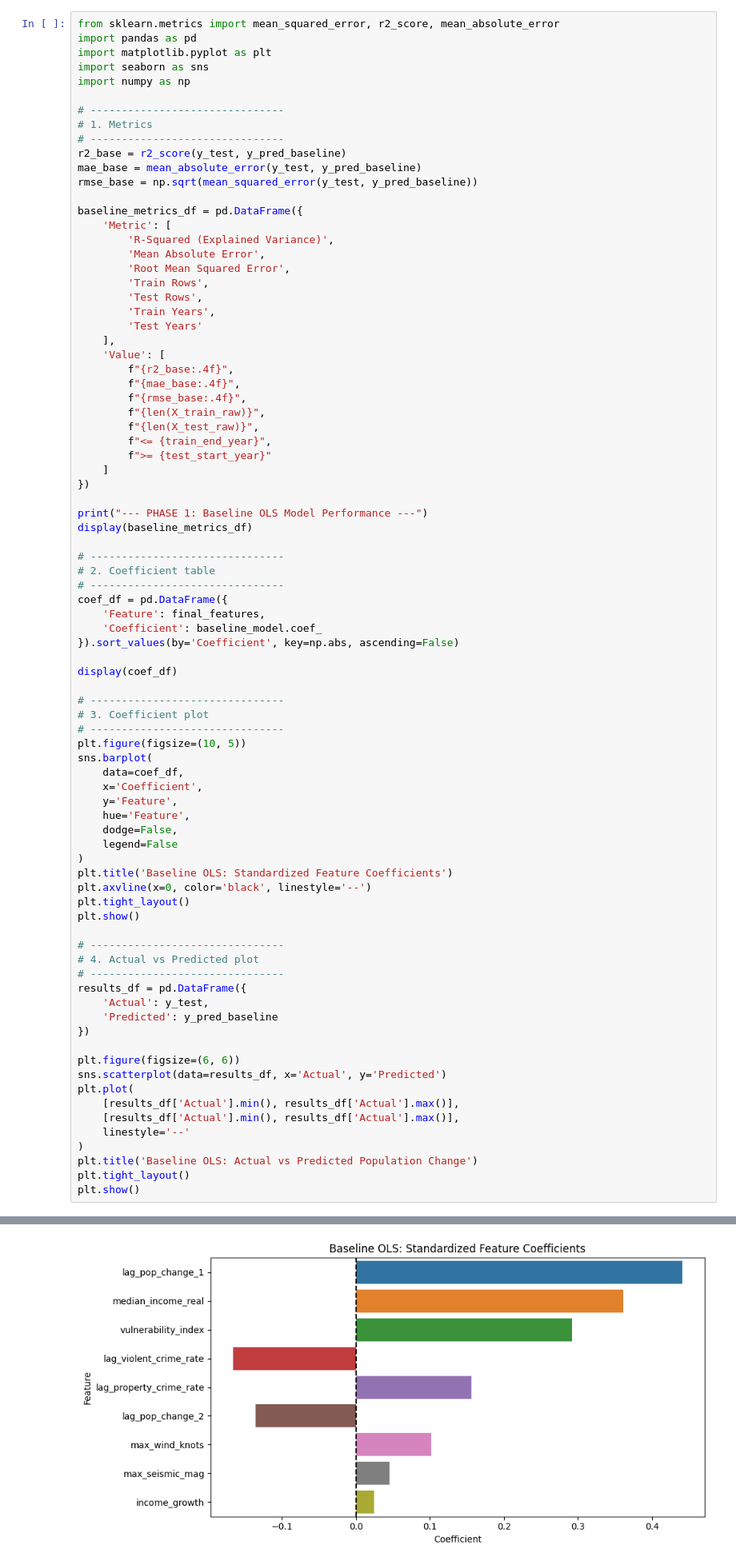
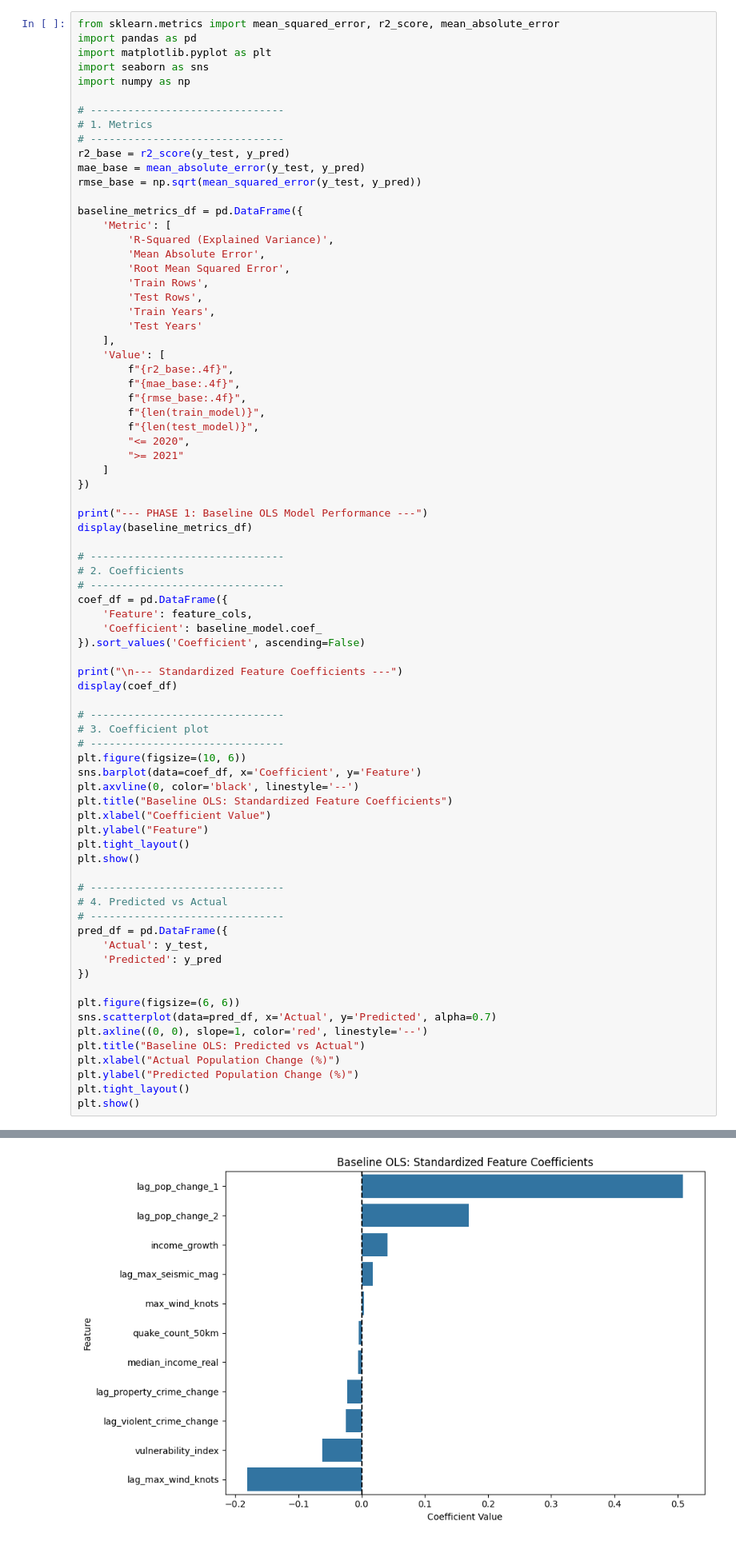
Before and after one commit to Venettov/CAPSTONE_DATA_SCIENCE_RIVERARUIZ, a Jupyter notebook: analysis/Phase1.ipynb, the cells around one changed output, grey strips where cells are left out. Shown at 80% size. Drawn from its saved outputs; the diff is of its cells as text.

```diff
--- a/analysis/Phase1.ipynb
+++ b/analysis/Phase1.ipynb
@@ -850,9 +1416,9 @@ import numpy as np
 # -------------------------------
 # 1. Metrics
 # -------------------------------
-r2_base = r2_score(y_test, y_pred_baseline)
-mae_base = mean_absolute_error(y_test, y_pred_baseline)
-rmse_base = np.sqrt(mean_squared_error(y_test, y_pred_baseline))
+r2_base = r2_score(y_test, y_pred)
+mae_base = mean_absolute_error(y_test, y_pred)
+rmse_base = np.sqrt(mean_squared_error(y_test, y_pred))
 
 baseline_metrics_df = pd.DataFrame({
     'Metric': [
@@ -868,10 +1434,10 @@ baseline_metrics_df = pd.DataFrame({
         f"{r2_base:.4f}",
         f"{mae_base:.4f}",
         f"{rmse_base:.4f}",
-        f"{len(X_train_raw)}",
-        f"{len(X_test_raw)}",
-        f"<= {train_end_year}",
-        f">= {test_start_year}"
+        f"{len(train_model)}",
+        f"{len(test_model)}",
+        "<= 2020",
+        ">= 2021"
     ]
 })
 
@@ -879,48 +1445,42 @@ print("--- PHASE 1: Baseline OLS Model Performance ---")
 display(baseline_metrics_df)
 
 # -------------------------------
-# 2. Coefficient table
+# 2. Coefficients
 # -------------------------------
 coef_df = pd.DataFrame({
-    'Feature': final_features,
+    'Feature': feature_cols,
     'Coefficient': baseline_model.coef_
-}).sort_values(by='Coefficient', key=np.abs, ascending=False)
+}).sort_values('Coefficient', ascending=False)
 
+print("\n--- Standardized Feature Coefficients ---")
 display(coef_df)
 
 # -------------------------------
 # 3. Coefficient plot
 # -------------------------------
-plt.figure(figsize=(10, 5))
-sns.barplot(
-    data=coef_df,
-    x='Coefficient',
-    y='Feature',
-    hue='Feature',
-    dodge=False,
-    legend=False
-)
-plt.title('Baseline OLS: Standardized Feature Coefficients')
-plt.axvline(x=0, color='black', linestyle='--')
+plt.figure(figsize=(10, 6))
+sns.barplot(data=coef_df, x='Coefficient', y='Feature')
+plt.axvline(0, color='black', linestyle='--')
+plt.title("Baseline OLS: Standardized Feature Coefficients")
+plt.xlabel("Coefficient Value")
+plt.ylabel("Feature")
 plt.tight_layout()
 plt.show()
 
 # -------------------------------
-# 4. Actual vs Predicted plot
+# 4. Predicted vs Actual
 # -------------------------------
-results_df = pd.DataFrame({
+pred_df = pd.DataFrame({
     'Actual': y_test,
-    'Predicted': y_pred_baseline
+    'Predicted': y_pred
 })
 
 plt.figure(figsize=(6, 6))
-sns.scatterplot(data=results_df, x='Actual', y='Predicted')
-plt.plot(
-    [results_df['Actual'].min(), results_df['Actual'].max()],
-    [results_df['Actual'].min(), results_df['Actual'].max()],
-    linestyle='--'
-)
-plt.title('Baseline OLS: Actual vs Predicted Population Change')
+sns.scatterplot(data=pred_df, x='Actual', y='Predicted', alpha=0.7)
+plt.axline((0, 0), slope=1, color='red', linestyle='--')
+plt.title("Baseline OLS: Predicted vs Actual")
+plt.xlabel("Actual Population Change (%)")
+plt.ylabel("Predicted Population Change (%)")
 plt.tight_layout()
 plt.show()
 # %% [output]
@@ -946 +1509 @@ plt.show()
-[figure, old version]
+[figure, new version]
```
Also changed, not shown: parts of 18 cells of this notebook.
